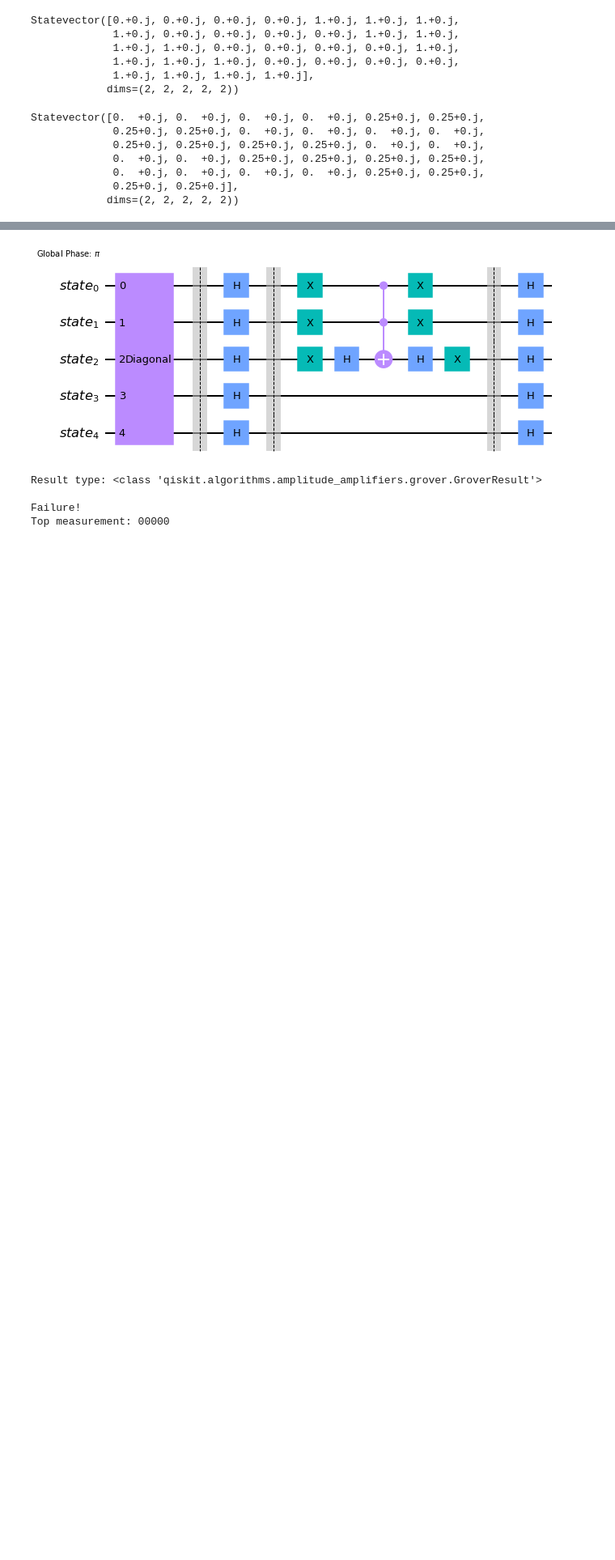
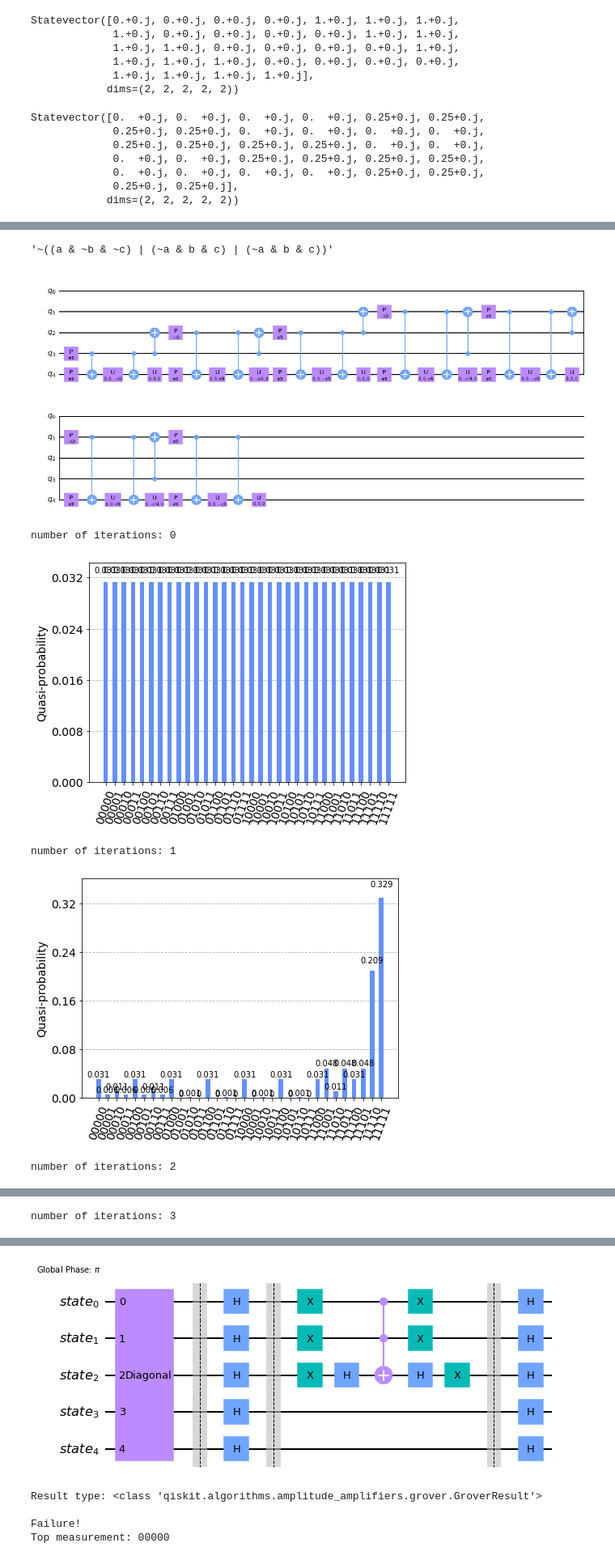
Before and after one commit to Eagle-quantum/QuPCA, a Jupyter notebook: new_tomography.ipynb, the cells around one changed output, grey strips where cells are left out. Shown at 81% size. Drawn from its saved outputs; the diff is of its cells as text; code cells hidden in the pictures; blank space fills up the shorter version.

Commit message:
update Grover

```diff
--- a/new_tomography.ipynb
+++ b/new_tomography.ipynb
@@ -333,0 +325,36 @@ Statevector([0.  +0.j, 0.  +0.j, 0.  +0.j, 0.  +0.j, 0.25+0.j, 0.25+0.j,
+# %%
+expression = '~((a & ~b & ~c) | (~a & b & c) | (~a & b & c))'
+expression
+# %% [output]
+'~((a & ~b & ~c) | (~a & b & c) | (~a & b & c))'
+# %%
+from qiskit.circuit.library.phase_oracle import PhaseOracle
+
+theta = 2 * np.arccos(1 / np.sqrt(5))
+state_preparation = QuantumCircuit(5)
+state_preparation.ry(theta, 0)
+state_preparation.ch(0,1)
+state_preparation.x(1)
+state_preparation.h(2)
+state_preparation.ry(theta,3)
+state_preparation.ry(theta,4)
+#state_preparation.measure_all()
+#state_preparation.draw()
+#'(a & b & c) | (~a & b & c) | (~a & b & ~c)'
+expression = '((a & b & c & d & e) | (~a & b & c & d & e))'
+phaseOracle=PhaseOracle(expression)
+groverOperator=GroverOperator(oracle=phaseOracle,state_preparation=state_preparation,insert_barriers=True)
+expression_problem = AmplificationProblem(phaseOracle,grover_operator=groverOperator,is_good_state=['11111','11110'])
+display(expression_problem.grover_operator.oracle.decompose().draw(output='mpl'))
+for i in range(20):
+    print('number of iterations:', i)
+    grover = Grover(sampler=Sampler(),iterations=i)
+    result_1 = grover.amplify(expression_problem)
+    display(plot_histogram(result_1.circuit_results))
+# %% [output]
+[figure, added]
+number of iterations: 0
+[figure, added]
+number of iterations: 1
+[figure, added]
+number of iterations: 2
@@ -333,0 +362 @@ Statevector([0.  +0.j, 0.  +0.j, 0.  +0.j, 0.  +0.j, 0.25+0.j, 0.25+0.j,
+number of iterations: 3
```
Also changed, not shown: parts of 16 cells of this notebook.
